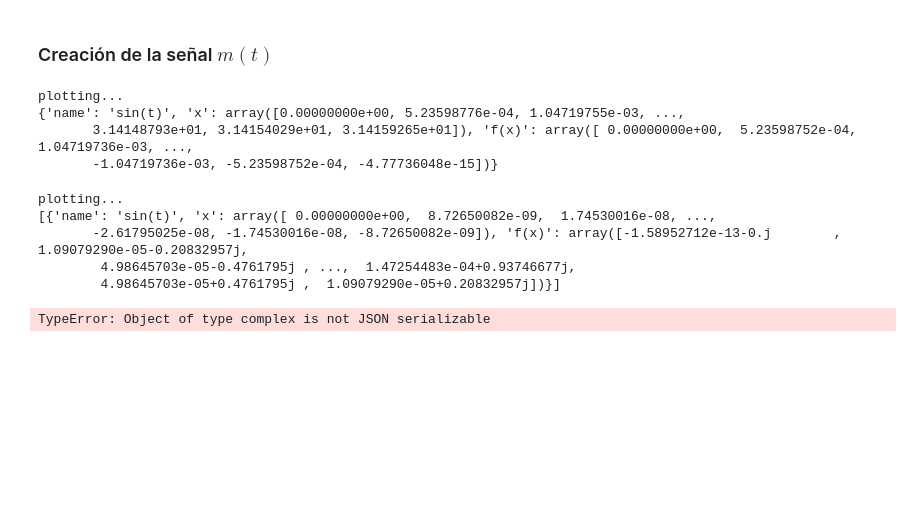
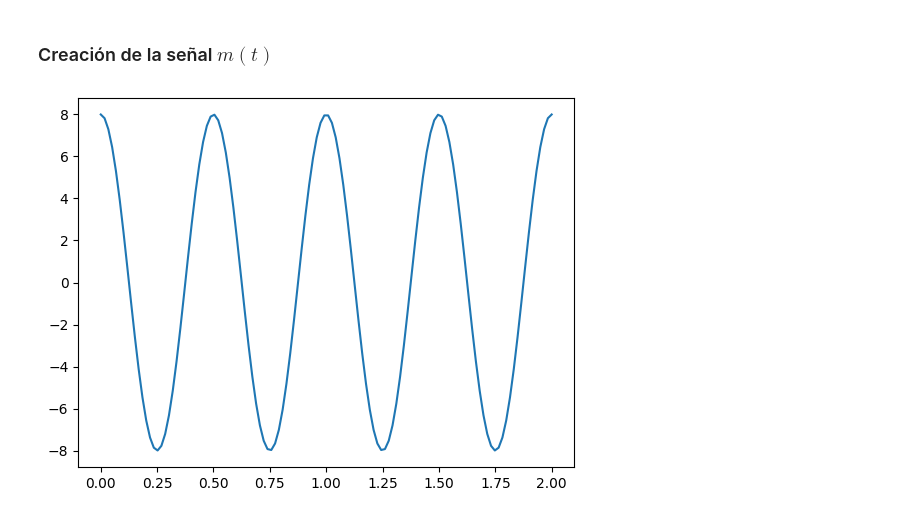
Before and after one commit to gabotachak/teoinfo-lab-IB, a Jupyter notebook: lab.ipynb, the cells around one changed output. Saved outputs shown, nothing was run; the diff lists cells and outputs as text; code cells hidden in the pictures; blank space fills up the shorter version.

```diff
--- a/lab.ipynb
+++ b/lab.ipynb
@@ -91,23 +48,19 @@ def fft_func(funcs: (list, dict)):
 # %% [markdown]
 ### Creación de la señal $m(t)$
-# %%
-t = np.arange(0, 10 * np.pi, np.pi / 6000)
-sin_func = {"name": "sin(t)", "x": t, "f(x)": np.sin(t)}
-
-print_plot(sin_func)
-# %% [output]
-plotting...
-{'name': 'sin(t)', 'x': array([0.00000000e+00, 5.23598776e-04, 1.04719755e-03, ...,
-       3.14148793e+01, 3.14154029e+01, 3.14159265e+01]), 'f(x)': array([ 0.00000000e+00,  5.23598752e-04,  1.04719736e-03, ...,
-       -1.04719736e-03, -5.23598752e-04, -4.77736048e-15])}
-# %%
-fft_sin_func = fft_func(sin_func)
-
-print_plot(fft_sin_func)
-# %% [output]
-plotting...
-[{'name': 'sin(t)', 'x': array([ 0.00000000e+00,  8.72650082e-09,  1.74530016e-08, ...,
-       -2.61795025e-08, -1.74530016e-08, -8.72650082e-09]), 'f(x)': array([-1.58952712e-13-0.j        ,  1.09079290e-05-0.20832957j,
-        4.98645703e-05-0.4761795j , ...,  1.47254483e-04+0.93746677j,
-        4.98645703e-05+0.4761795j ,  1.09079290e-05+0.20832957j])}]
-TypeError: Object of type complex is not JSON serializable
+# %%
+# create the signal with their basic properties like amplitude, frequency and time
+'''
+A - Amplitude of the signal
+f - Frequency of the signal
+t - Time variable of the signal
+T - Time period of the signal
+'''
+A = 8
+f = 2
+T = 1 / f
+t = np.linspace(0, 2.0, 120)
+x = A * np.cos(2.0 * np.pi * f * t)
+plt.plot(t, x)
+plt.show()
+# %% [output]
+[figure, added]
```
Also changed, not shown: parts of 6 cells of this notebook.
